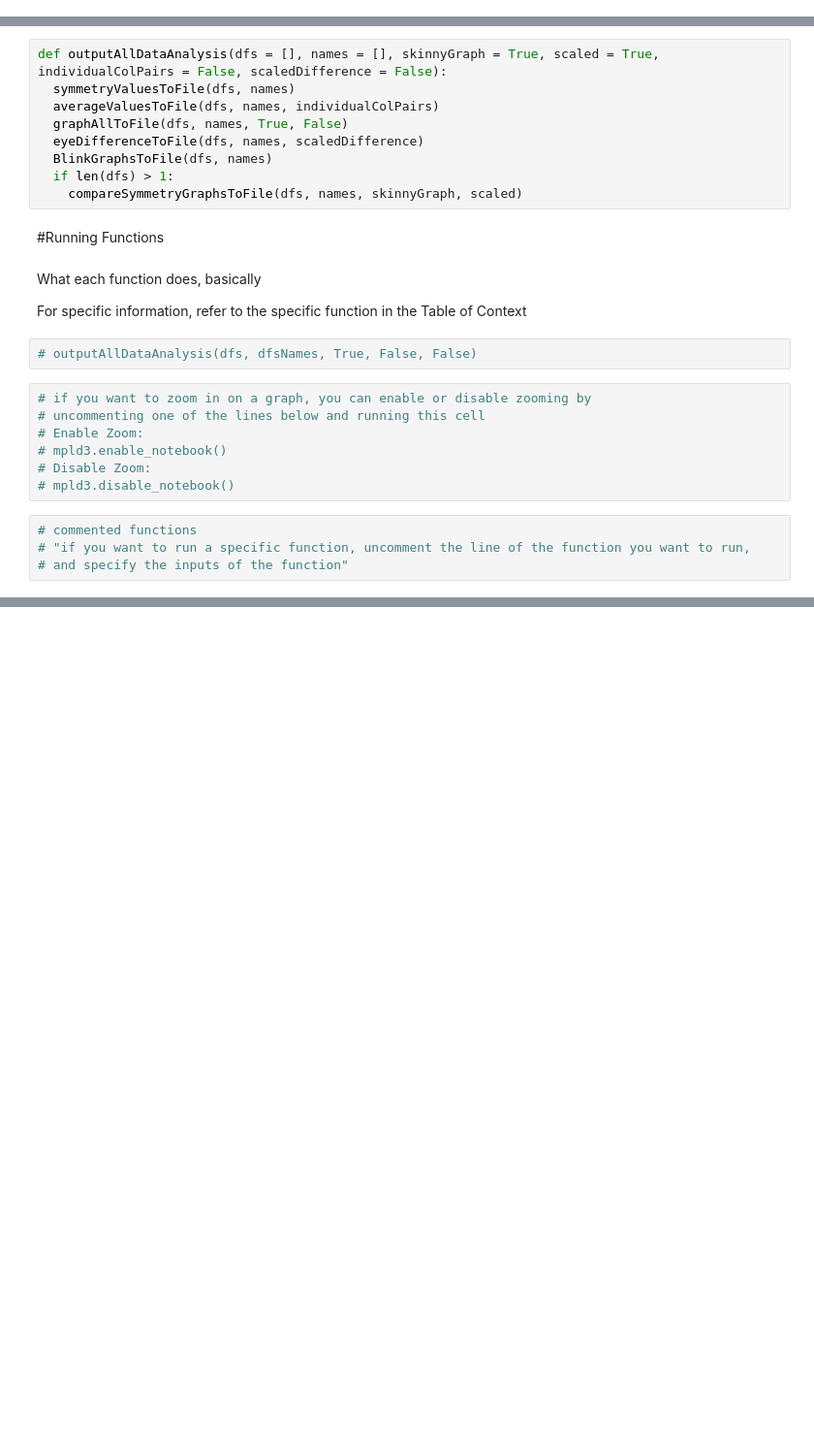
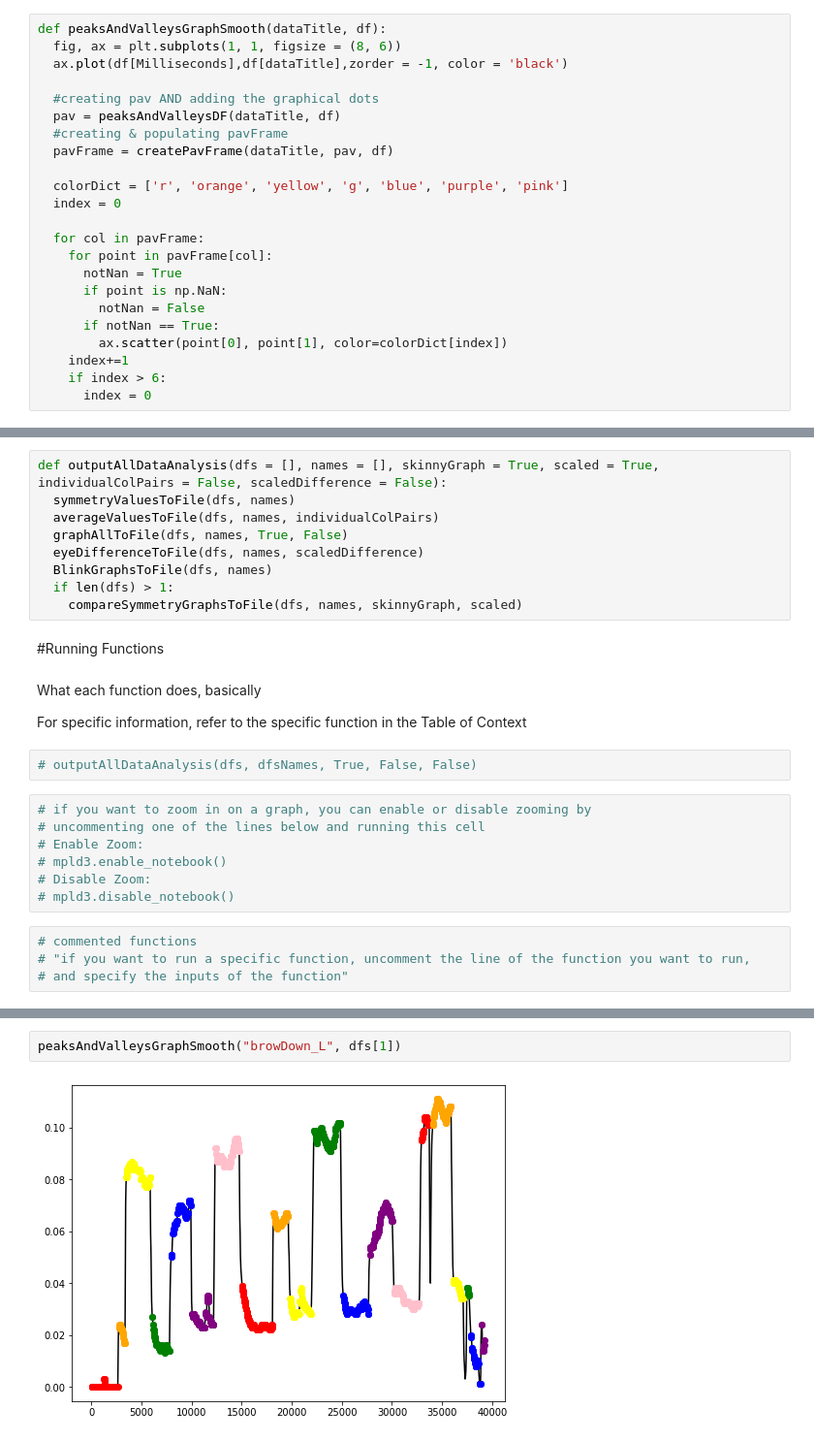
Before and after one commit to DhaneshTikoo/FacialDataProject, a Jupyter notebook: FacialDataProject.ipynb, the cells around one changed output, grey strips where cells are left out. Shown: that part at 97% size. Saved outputs shown, nothing was run; the diff lists cells and outputs as text; blank space fills up the shorter version.

```diff
--- a/FacialDataProject.ipynb
+++ b/FacialDataProject.ipynb
@@ -465,3 +622,26 @@ def fourierTransformInterval(df = data, col = "LE x", startinit = 0, endinit = 1
+# %%
+def peaksAndValleysGraphSmooth(dataTitle, df):
+  fig, ax = plt.subplots(1, 1, figsize = (8, 6))
+  ax.plot(df[Milliseconds],df[dataTitle],zorder = -1, color = 'black')
+
+  #creating pav AND adding the graphical dots
+  pav = peaksAndValleysDF(dataTitle, df)
+  #creating & populating pavFrame
+  pavFrame = createPavFrame(dataTitle, pav, df)
+
+  colorDict = ['r', 'orange', 'yellow', 'g', 'blue', 'purple', 'pink']
+  index = 0
+
+  for col in pavFrame:
+    for point in pavFrame[col]:
+      notNan = True
+      if point is np.NaN:
+        notNan = False
+      if notNan == True:
+        ax.scatter(point[0], point[1], color=colorDict[index])
+    index+=1
+    if index > 6:
+      index = 0
 # %% [markdown]
 #Averages
 # %% [markdown]
@@ -1231,0 +1203,4 @@ display(fig)
+# %%
+peaksAndValleysGraphSmooth("browDown_L", dfs[1])
+# %% [output]
+[figure, added]
```
Also changed, not shown: parts of 25 cells of this notebook.
